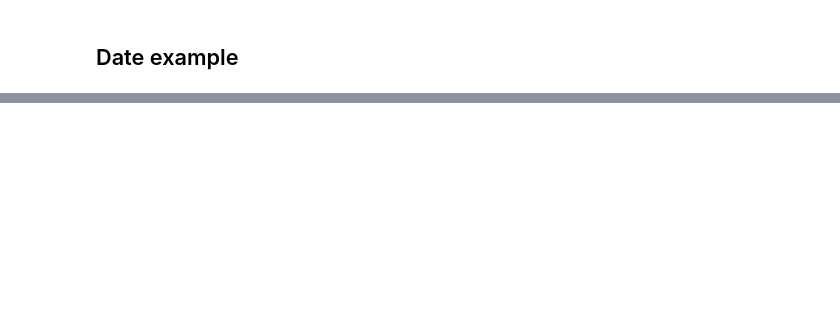
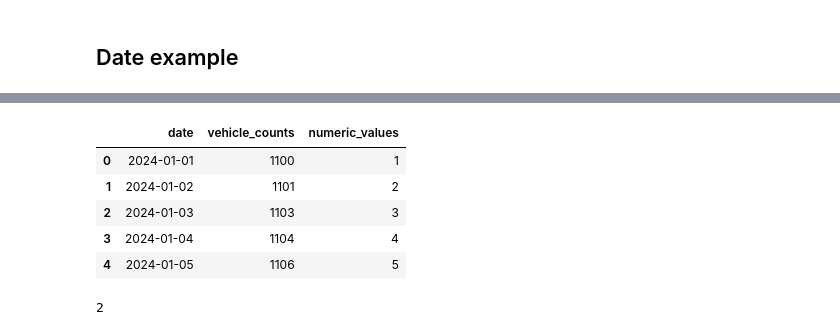
Before and after one commit to stl-alextaciuk/spc_plotly, a Jupyter notebook: example.ipynb, the cells around one changed output, grey strips where cells are left out. Cells and saved outputs as stored; diff of their text form; code cells hidden in the pictures; blank space fills up the shorter version.

```diff
--- a/example.ipynb
+++ b/example.ipynb
@@ -119,3 +119,63 @@ xmr_categorical = xmr.XmR(
 )
 
 xmr_categorical.xmr_chart
+# %%
+import numpy as np
+import pandas as pd
+from datetime import datetime, timedelta
+
+# Generate 100 days of data
+start_date = datetime(2024, 1, 1)
+dates = [start_date + timedelta(days=x) for x in range(100)]
+
+# Generate vehicle counts with controlled patterns
+base_counts = 1000
+trend = np.linspace(0, 150, 100)  # Gradual increase over time
+
+# Create long runs
+long_run_length = 20
+long_run_value = 1100  # Value for long runs
+short_run_value = 1050  # Value for short runs
+
+# Initialize vehicle counts with the base level
+vehicle_counts = np.full(100, base_counts)
+
+# Introduce long runs
+for i in range(0, 100, long_run_length):
+    if i + long_run_length <= 100:
+        vehicle_counts[i:i + long_run_length] = long_run_value + trend[i:i + long_run_length]
+
+# Introduce short runs
+short_run_indices = [10, 40, 70]  # Starting points for short runs
+for idx in short_run_indices:
+    if idx + 5 <= 100:  # Ensure we don't go out of bounds
+        vehicle_counts[idx:idx + 5] = short_run_value + trend[idx:idx + 5]
+
+# Add some anomalies
+vehicle_counts[25] += 300  # Special event
+vehicle_counts[50:55] += 200  # Construction period
+vehicle_counts[80] -= 400  # Road closure
+
+# Create DataFrame with an additional column for numeric values from 1 to 100
+data_controlled = pd.DataFrame({
+    'date': dates,
+    'vehicle_counts': vehicle_counts.astype(int),
+    'numeric_values': range(1, 101)  # New column with numeric values from 1 to 100
+})
+
+# Display first few rows
+data_controlled.head()
+# %% [output]
+|  | date | vehicle_counts | numeric_values |
+| 0 | 2024-01-01 | 1100 | 1 |
+| 1 | 2024-01-02 | 1101 | 2 |
+| 2 | 2024-01-03 | 1103 | 3 |
+| 3 | 2024-01-04 | 1104 | 4 |
+| 4 | 2024-01-05 | 1106 | 5 |
+# %%
+i = [1]*8+[2]
+
+i[4:100]# == [i[0]]*8
+i[-1]
+# %% [output]
+2
```
Also changed, not shown: parts of 5 cells of this notebook, 2 other files.
